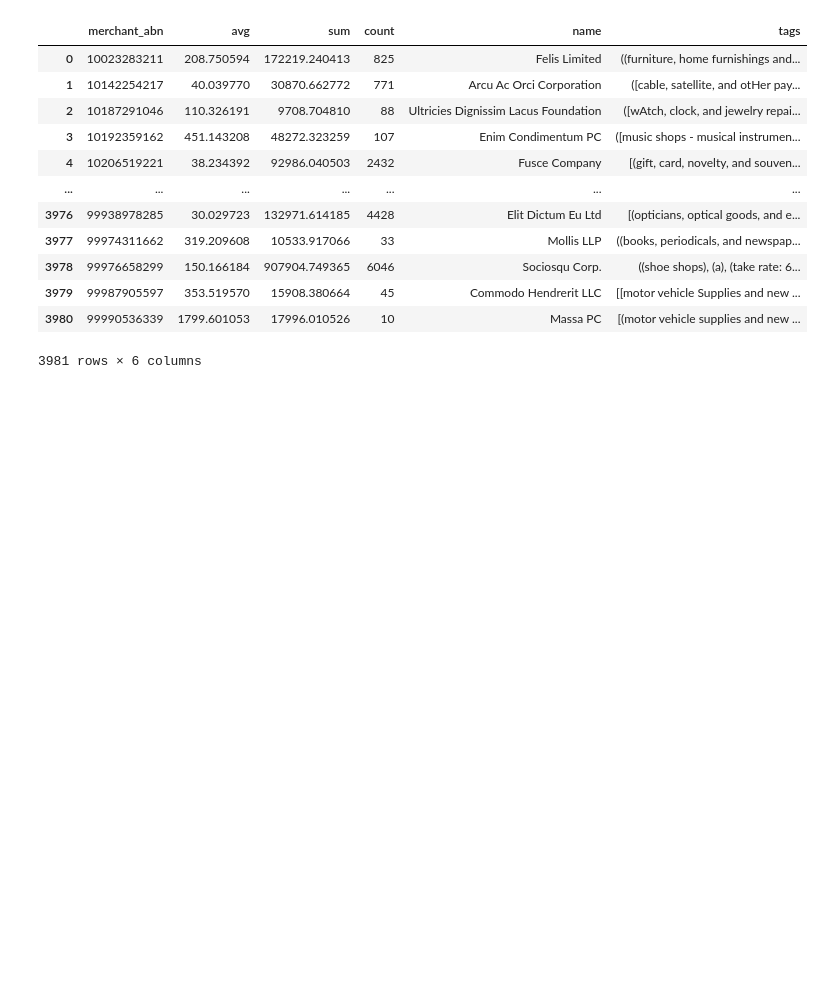
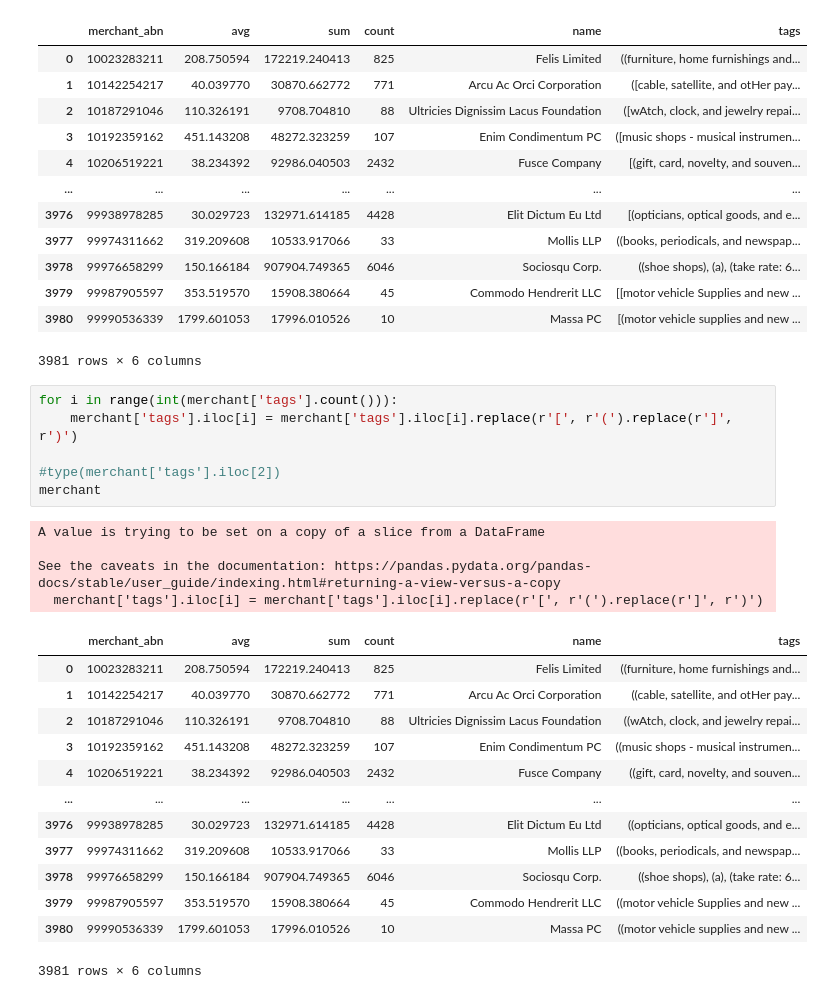
Before and after one commit to MAST30034-Applied-Data-Science/generic-buy-now-pay-later-project-group-16-project2-fighting-group, a Jupyter notebook: notebooks/Code.ipynb, the cells around one changed output. Saved outputs shown, nothing was run; the diff lists cells and outputs as text; blank space fills up the shorter version.

Commit message:
replaced the bracket

```diff
--- a/notebooks/Code.ipynb
+++ b/notebooks/Code.ipynb
@@ -140,3 +140,27 @@ merchant
 | 3979 | 99987905597 | 353.519570 | 15908.380664 | 45 | Commodo Hendrerit LLC | [[motor vehicle Supplies and new ... |
 | 3980 | 99990536339 | 1799.601053 | 17996.010526 | 10 | Massa PC | [(motor vehicle supplies and new ... |
 3981 rows × 6 columns
+# %%
+for i in range(int(merchant['tags'].count())):
+    merchant['tags'].iloc[i] = merchant['tags'].iloc[i].replace(r'[', r'(').replace(r']', r')')
+
+#type(merchant['tags'].iloc[2])
+merchant
+# %% [output]
+A value is trying to be set on a copy of a slice from a DataFrame
+
+See the caveats in the documentation: https://pandas.pydata.org/pandas-docs/stable/user_guide/indexing.html#returning-a-view-versus-a-copy
+  merchant['tags'].iloc[i] = merchant['tags'].iloc[i].replace(r'[', r'(').replace(r']', r')')
+|  | merchant_abn | avg | sum | count | name | tags |
+| 0 | 10023283211 | 208.750594 | 172219.240413 | 825 | Felis Limited | ((furniture, home furnishings and... |
+| 1 | 10142254217 | 40.039770 | 30870.662772 | 771 | Arcu Ac Orci Corporation | ((cable, satellite, and otHer pay... |
+| 2 | 10187291046 | 110.326191 | 9708.704810 | 88 | Ultricies Dignissim Lacus Foundation | ((wAtch, clock, and jewelry repai... |
+| 3 | 10192359162 | 451.143208 | 48272.323259 | 107 | Enim Condimentum PC | ((music shops - musical instrumen... |
+| 4 | 10206519221 | 38.234392 | 92986.040503 | 2432 | Fusce Company | ((gift, card, novelty, and souven... |
+| ... | ... | ... | ... | ... | ... | ... |
+| 3976 | 99938978285 | 30.029723 | 132971.614185 | 4428 | Elit Dictum Eu Ltd | ((opticians, optical goods, and e... |
+| 3977 | 99974311662 | 319.209608 | 10533.917066 | 33 | Mollis LLP | ((books, periodicals, and newspap... |
+| 3978 | 99976658299 | 150.166184 | 907904.749365 | 6046 | Sociosqu Corp. | ((shoe shops), (a), (take rate: 6... |
+| 3979 | 99987905597 | 353.519570 | 15908.380664 | 45 | Commodo Hendrerit LLC | ((motor vehicle Supplies and new ... |
+| 3980 | 99990536339 | 1799.601053 | 17996.010526 | 10 | Massa PC | ((motor vehicle supplies and new ... |
+3981 rows × 6 columns
```
Also changed, not shown: parts of 2 cells of this notebook.
